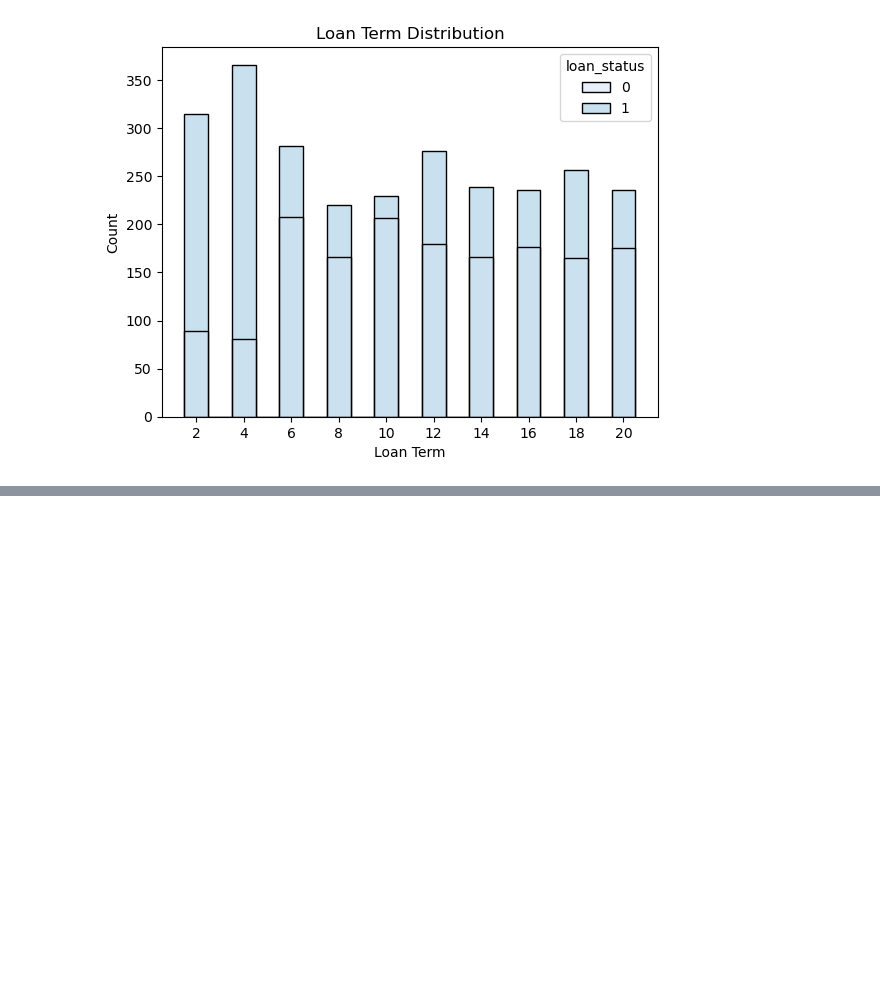
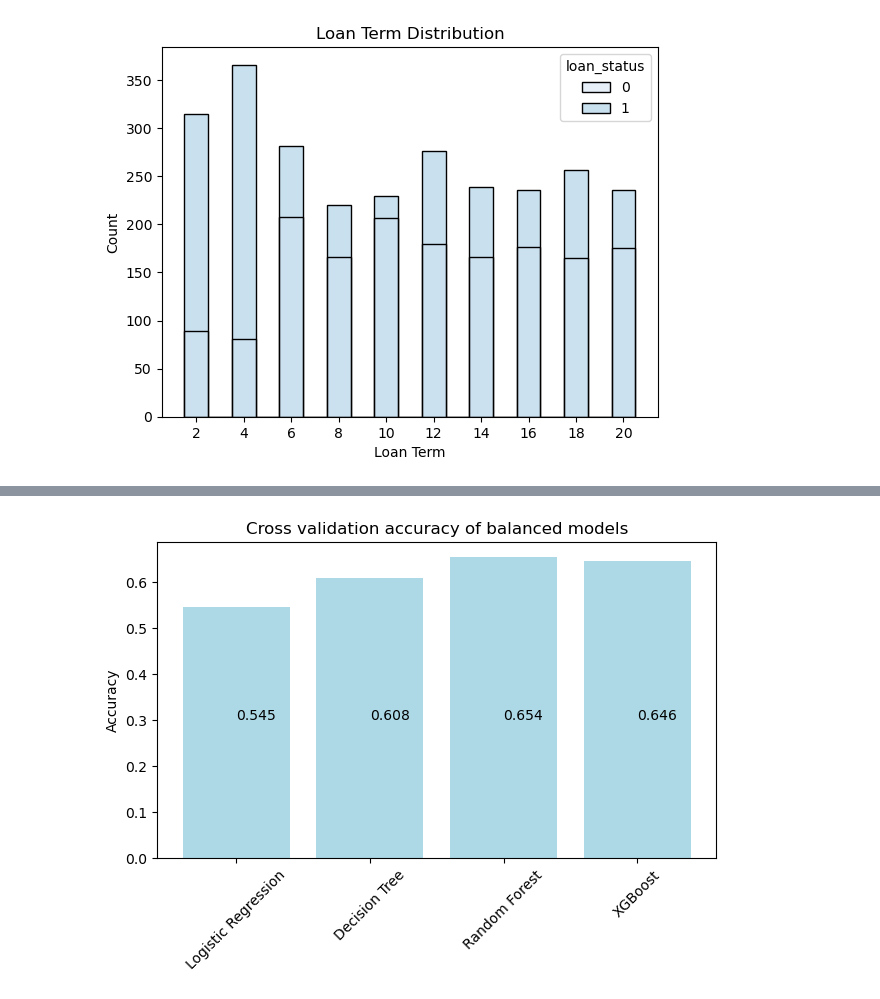
Before and after one commit to Rampenator/dsb, a Jupyter notebook: Group1 code.ipynb, the cells around one changed output, grey strips where cells are left out. Cells and saved outputs as stored; diff of their text form; code cells hidden in the pictures; blank space fills up the shorter version.

```diff
--- a/Group1 code.ipynb
+++ b/Group1 code.ipynb
@@ -249,0 +361,8 @@ plt.show()
+# %%
+accs_bal = {"lr":0, "dtc":0, "rfc":0, "xgb":0}
+rocauc_bal = {"lr":0, "dtc":0, "rfc":0, "xgb":0}
+# %%
+accs_bal["lr"] = cross_val_score(lr, X_train_smote, y_train_smote).mean()
+accs_bal["dtc"] = cross_val_score(dtc, X_train_smote, y_train_smote).mean()
+accs_bal["rfc"] = cross_val_score(rfc, X_train_smote, y_train_smote).mean()
+accs_bal["xgb"] = cross_val_score(xgb, X_train_smote, y_train_smote).mean()
@@ -249,0 +374,24 @@ plt.show()
+# %%
+# Data from the accs_base dictionary
+models = ["Logistic Regression", "Decision Tree", "Random Forest", "XGBoost"]
+accuracies = list(accs_bal.values())
+
+# Create a bar graph with a blue color palette
+plt.bar(models, accuracies, color = "lightblue")
+
+# Adding labels and title
+plt.ylabel('Accuracy')
+plt.title('Cross validation accuracy of balanced models')
+plt.xticks(rotation=45)
+
+# Adding text
+plt.text(["Logistic Regression"], 0.3, accs_bal["lr"].round(3))
+plt.text(["Decision Tree"], 0.3, accs_bal["dtc"].round(3))
+plt.text(["Random Forest"], 0.3, accs_bal["rfc"].round(3))
+plt.text(["XGBoost"], 0.3, accs_bal["xgb"].round(3))
+
+# Display the bar graph
+plt.tight_layout()
+plt.show()
+# %% [output]
+[figure, added]
```
Also changed, not shown: parts of 39 cells of this notebook.
